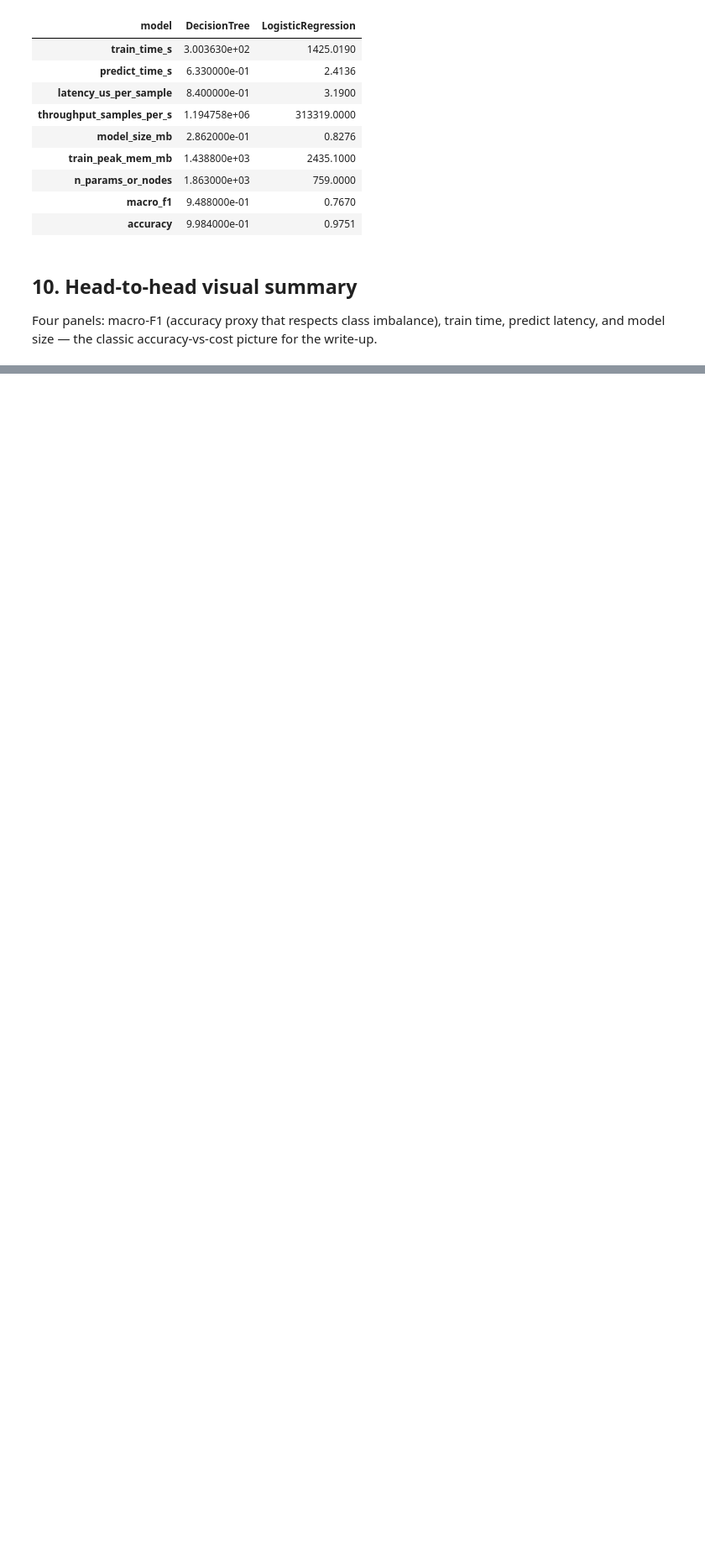
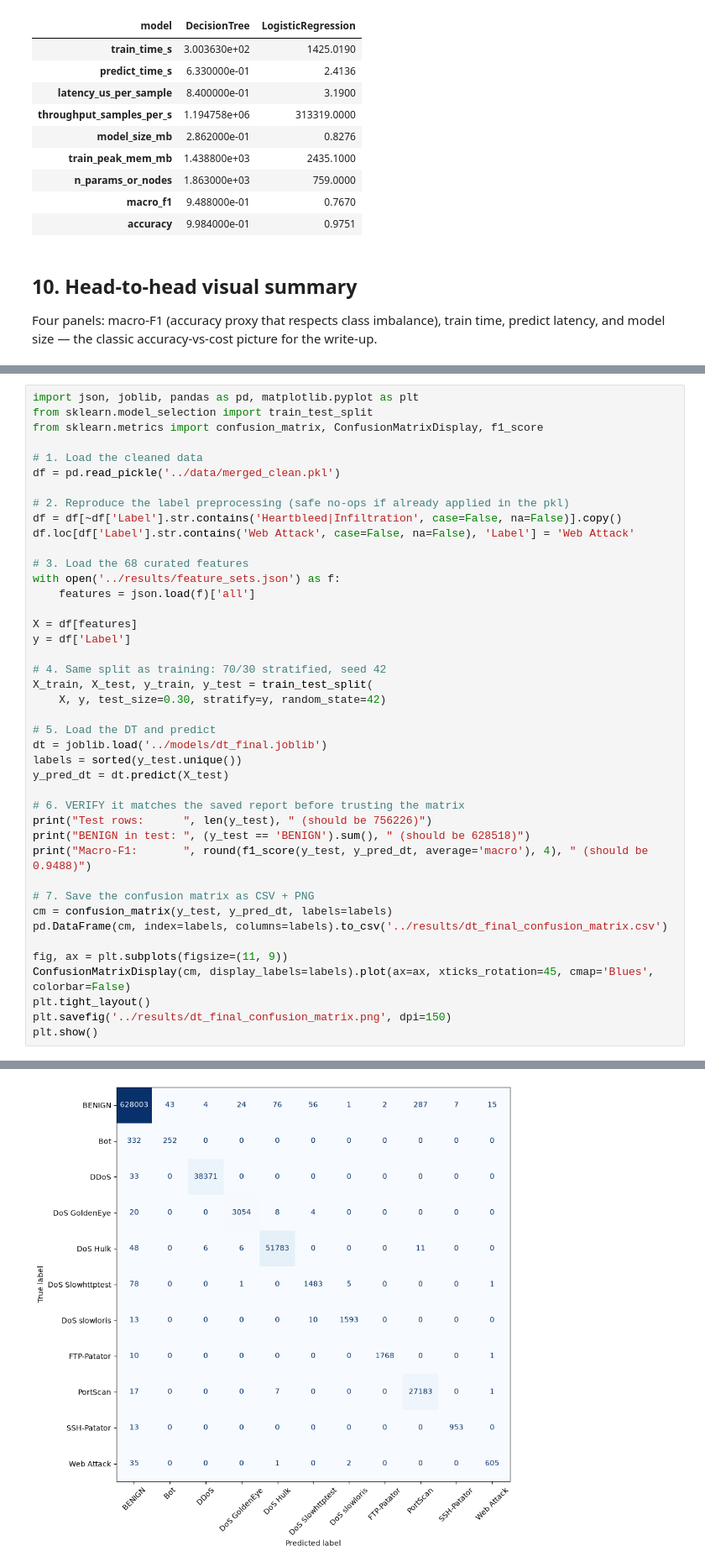
Before and after one commit to jayaphuyel/msc-lightweight-ids-cicids2017, a Jupyter notebook: notebooks/05_evaluation.ipynb, the cells around one changed output, grey strips where cells are left out. Shown at 84% size. Cells and saved outputs as stored; diff of their text form; blank space fills up the shorter version.

```diff
--- a/notebooks/05_evaluation.ipynb
+++ b/notebooks/05_evaluation.ipynb
@@ -528,3 +625,46 @@ plt.savefig(f"{RESULTS_DIR}/lightweight_comparison.png", dpi=150, bbox_inches="t
 plt.show()
 # %% [output]
 [figure]
+# %%
+import json, joblib, pandas as pd, matplotlib.pyplot as plt
+from sklearn.model_selection import train_test_split
+from sklearn.metrics import confusion_matrix, ConfusionMatrixDisplay, f1_score
+
+# 1. Load the cleaned data
+df = pd.read_pickle('../data/merged_clean.pkl')
+
+# 2. Reproduce the label preprocessing (safe no-ops if already applied in the pkl)
+df = df[~df['Label'].str.contains('Heartbleed|Infiltration', case=False, na=False)].copy()
+df.loc[df['Label'].str.contains('Web Attack', case=False, na=False), 'Label'] = 'Web Attack'
+
+# 3. Load the 68 curated features
+with open('../results/feature_sets.json') as f:
+    features = json.load(f)['all']
+
+X = df[features]
+y = df['Label']
+
+# 4. Same split as training: 70/30 stratified, seed 42
+X_train, X_test, y_train, y_test = train_test_split(
+    X, y, test_size=0.30, stratify=y, random_state=42)
+
+# 5. Load the DT and predict
+dt = joblib.load('../models/dt_final.joblib')
+labels = sorted(y_test.unique())
+y_pred_dt = dt.predict(X_test)
+
+# 6. VERIFY it matches the saved report before trusting the matrix
+print("Test rows:      ", len(y_test), " (should be 756226)")
+print("BENIGN in test: ", (y_test == 'BENIGN').sum(), " (should be 628518)")
+print("Macro-F1:       ", round(f1_score(y_test, y_pred_dt, average='macro'), 4), " (should be 0.9488)")
+
+# 7. Save the confusion matrix as CSV + PNG
+cm = confusion_matrix(y_test, y_pred_dt, labels=labels)
+pd.DataFrame(cm, index=labels, columns=labels).to_csv('../results/dt_final_confusion_matrix.csv')
+
+fig, ax = plt.subplots(figsize=(11, 9))
+ConfusionMatrixDisplay(cm, display_labels=labels).plot(ax=ax, xticks_rotation=45, cmap='Blues', colorbar=False)
+plt.tight_layout()
+plt.savefig('../results/dt_final_confusion_matrix.png', dpi=150)
+plt.show()
+# %% [output]
@@ -530,0 +674 @@ plt.show()
+[figure, added]
```
Also changed, not shown: parts of 9 cells of this notebook, 1 other file.
